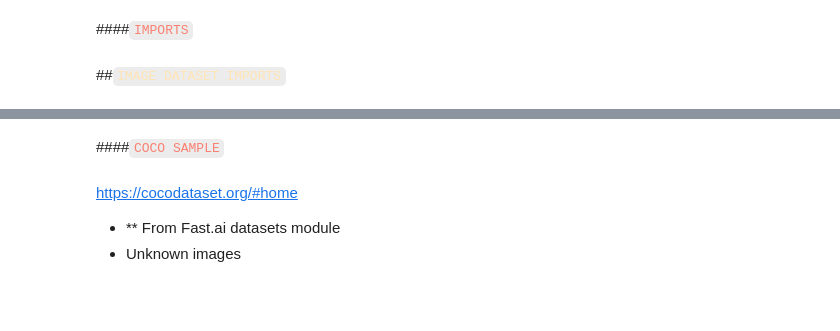
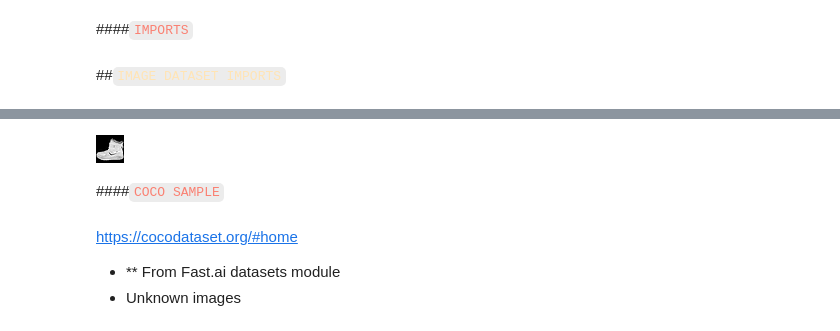
Before and after one commit to ethan-huffington/Ethan-Nikolai, a Jupyter notebook: KaggleCompetition/KaggleCompetitionNeko.ipynb, the cells around one changed output, grey strips where cells are left out. Drawn from its saved outputs; the diff is of its cells as text; code cells hidden in the pictures; blank space fills up the shorter version.

Commit message:
Added toy ' fashion_mnsit' dataset

```diff
--- a/KaggleCompetition/KaggleCompetitionNeko.ipynb
+++ b/KaggleCompetition/KaggleCompetitionNeko.ipynb
@@ -44,0 +52,2 @@ from datasets import get_dataset_infos
+# %%
+fashion_mnist = load_dataset("fashion_mnist")
@@ -45,3 +70,8 @@ from datasets import get_dataset_infos
+# %%
+# Check example image
+fashion_mnist['train'][0]['image']
+# %% [output]
+[figure, added]
 # %% [markdown]
 ####<font color='salmon'>`COCO SAMPLE`</font>
 # %% [markdown]
```
Also changed, not shown: parts of 9 cells of this notebook.
